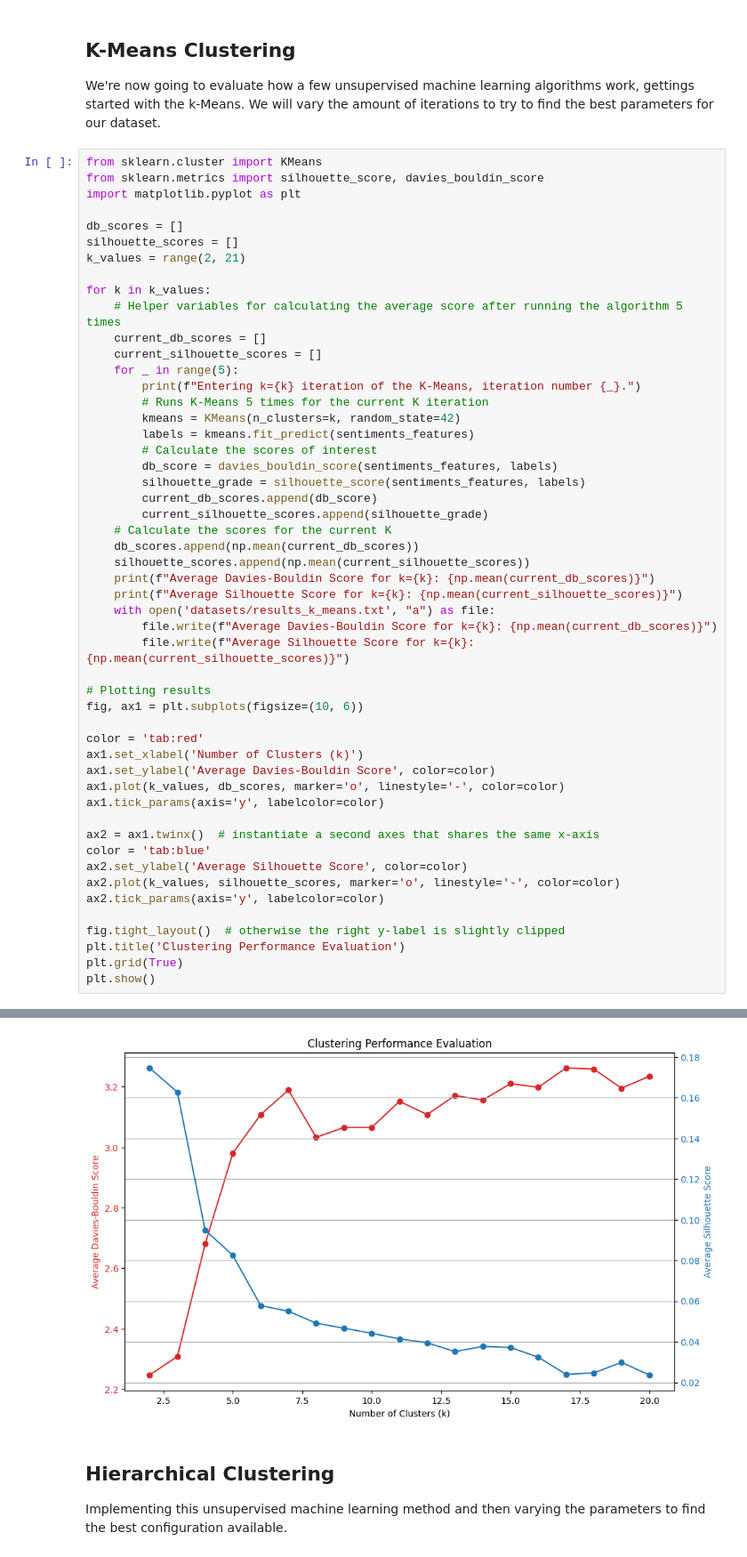
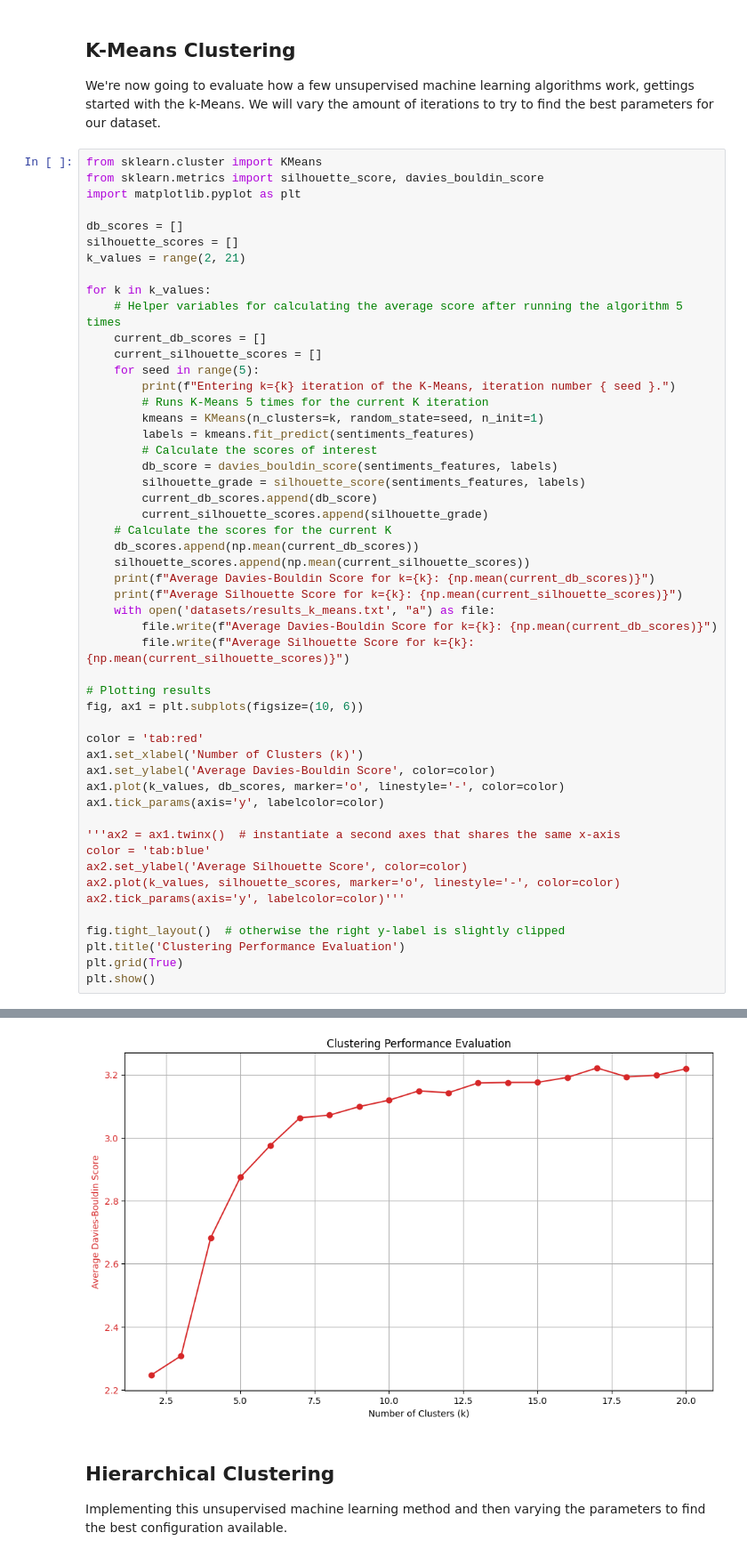
Before and after one commit to dantasl/machine-learning-dimap, a Jupyter notebook: machine-learning-dimap.ipynb, the cells around one changed output, grey strips where cells are left out. Shown at 89% size. Saved outputs shown, nothing was run; the diff lists cells and outputs as text.

```diff
--- a/machine-learning-dimap.ipynb
+++ b/machine-learning-dimap.ipynb
@@ -919,10 +919,10 @@ for k in k_values:
     # Helper variables for calculating the average score after running the algorithm 5 times
     current_db_scores = []
     current_silhouette_scores = []
-    for _ in range(5):
-        print(f"Entering k={k} iteration of the K-Means, iteration number {_}.")
+    for seed in range(5):
+        print(f"Entering k={k} iteration of the K-Means, iteration number { seed }.")
         # Runs K-Means 5 times for the current K iteration
-        kmeans = KMeans(n_clusters=k, random_state=42)
+        kmeans = KMeans(n_clusters=k, random_state=seed, n_init=1)
         labels = kmeans.fit_predict(sentiments_features)
         # Calculate the scores of interest
         db_score = davies_bouldin_score(sentiments_features, labels)
@@ -947,11 +947,11 @@ ax1.set_ylabel('Average Davies-Bouldin Score', color=color)
 ax1.plot(k_values, db_scores, marker='o', linestyle='-', color=color)
 ax1.tick_params(axis='y', labelcolor=color)
 
-ax2 = ax1.twinx()  # instantiate a second axes that shares the same x-axis
+'''ax2 = ax1.twinx()  # instantiate a second axes that shares the same x-axis
 color = 'tab:blue'
 ax2.set_ylabel('Average Silhouette Score', color=color)
 ax2.plot(k_values, silhouette_scores, marker='o', linestyle='-', color=color)
-ax2.tick_params(axis='y', labelcolor=color)
+ax2.tick_params(axis='y', labelcolor=color)'''
 
 fig.tight_layout()  # otherwise the right y-label is slightly clipped
 plt.title('Clustering Performance Evaluation')
@@ -978,4 +978,4 @@ Average Silhouette Score for k=20: 0.02370981035968584
-[figure, old version]
+[figure, new version]
 # %% [markdown]
 ## Hierarchical Clustering
 
```
Also changed, not shown: parts of 5 cells of this notebook, 3 other files.
